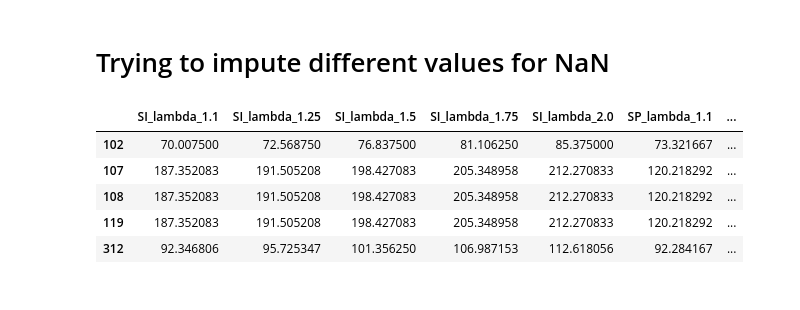
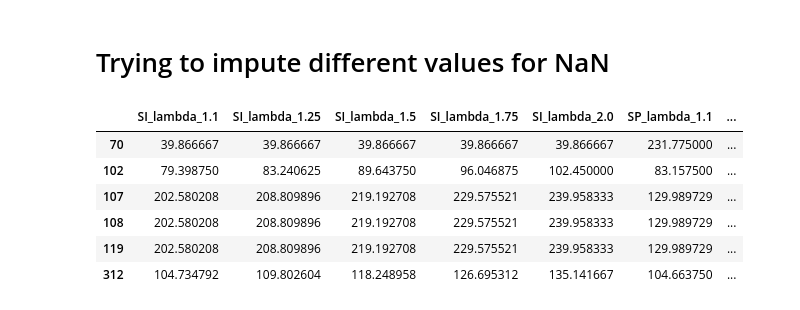
Before and after one commit to keving-ing/Distance-project, a Jupyter notebook: Script/analysis_TP_Roma.ipynb, the cells around one changed output. Saved outputs shown, nothing was run; the diff lists cells and outputs as text; code cells hidden in the pictures.

```diff
--- a/Script/analysis_TP_Roma.ipynb
+++ b/Script/analysis_TP_Roma.ipynb
@@ -215,37 +215,42 @@ def imputazione_tempi_penalizzati(df, categoria, lamma):
     df = df.copy()
     col_target = f"{categoria}_mean_min"
     col_output = f"{categoria}_F1"
+    col_flag = f"{categoria}_full"
 
     df[col_output] = df.get(col_output, np.nan)
 
-    # Calcolo Tmax per ciascun Comune
+    # Calcolo Tmax e proporzione p per Comune
     t_max_dict = df.groupby("Comune")[col_target].max().to_dict()
     p_dict = df.groupby("Comune")[col_target].apply(lambda x: x.notna().mean()).to_dict()
+
+    #print(f"\n--- IMPUTAZIONE PER CATEGORIA: {categoria}, LAMBDA: {lamma} ---")
 
     for idx, row in df.iterrows():
         val = row[col_target]
         comune = row['Comune']
+        nucleo = row.get('Nucleo_ID', 'N/A')
+        flag_categoria = row.get(col_flag, False)
 
         if pd.isna(val):
             T_max = t_max_dict.get(comune, np.nan)
             p = p_dict.get(comune, 0)
 
             if not np.isnan(T_max) and p > 0:
-                si = row.get("SI_full", False)
-                sp = row.get("SP_full", False)
-                ss = row.get("SS_full", False)
+                if flag_categoria:
+                    #print(f"[IMPUTATO] Comune: {comune}, Nucleo: {nucleo}")
+                    #print(f"  → T_max = {T_max:.2f}, p = {p:.2f}, penalizzazione = 1.5")
 
-                if si and sp and ss:
-                    penalizzazione = 1
-                else:
                     penalizzazione = 1.5
+                    imputato = T_max * (1 - p) * lamma * penalizzazione + T_max * p
+                    df.at[idx, col_output] = imputato
 
-                imputato = T_max * (1 - p) * lamma * penalizzazione + T_max * p
-                df.at[idx, col_output] = imputato
+                    #print(f"  → Imputato: {imputato:.2f}\n")
         else:
             df.at[idx, col_output] = val
 
     return df
+
+
 
 # Wrapper per elaborare tutte le categorie
 def wrapper_imputazione_multipla(df, categorie, lambda_values):
@@ -257,27 +262,27 @@ def wrapper_imputazione_multipla(df, categorie, lambda_values):
             col_name = f"{categoria}_lambda_{lamma}"
             risultati_finali[col_name] = df_imputato[f"{categoria}_F1"]
 
-        # Calcola la differenza tra colonne di lambda per ciascuna categoria
-        col_lambda = [f"{categoria}_lambda_{l}" for l in lambda_values]
-        risultati_finali[f'{categoria}_resta'] = risultati_finali[col_lambda].diff(axis=1).iloc[:, -1]
-        risultati_finali = risultati_finali[risultati_finali[f'{categoria}_resta'] != 0]
-        risultati_finali = risultati_finali.drop(columns=[f'{categoria}_resta'])
-
     return risultati_finali
 # %%
 categorie = ['SI', 'SP', 'SS']
 
 df_risultati = wrapper_imputazione_multipla(df, categorie, lambda_values)
 
+lambda_cols_SP = [f"SP_lambda_{l}" for l in lambda_values]
+df_risultati = df_risultati[
+    df_risultati[lambda_cols_SP].diff(axis=1).iloc[:, -1] != 0
+]
+
 # Visualizza i primi risultati
-df_risultati.head(5)
+df_risultati.head(20)
 # %% [output]
 |  | SI_lambda_1.1 | SI_lambda_1.25 | SI_lambda_1.5 | SI_lambda_1.75 | SI_lambda_2.0 | SP_lambda_1.1 | ... |
-| 102 | 70.007500 | 72.568750 | 76.837500 | 81.106250 | 85.375000 | 73.321667 | ... |
-| 107 | 187.352083 | 191.505208 | 198.427083 | 205.348958 | 212.270833 | 120.218292 | ... |
-| 108 | 187.352083 | 191.505208 | 198.427083 | 205.348958 | 212.270833 | 120.218292 | ... |
-| 119 | 187.352083 | 191.505208 | 198.427083 | 205.348958 | 212.270833 | 120.218292 | ... |
-| 312 | 92.346806 | 95.725347 | 101.356250 | 106.987153 | 112.618056 | 92.284167 | ... |
+| 70 | 39.866667 | 39.866667 | 39.866667 | 39.866667 | 39.866667 | 231.775000 | ... |
+| 102 | 79.398750 | 83.240625 | 89.643750 | 96.046875 | 102.450000 | 83.157500 | ... |
+| 107 | 202.580208 | 208.809896 | 219.192708 | 229.575521 | 239.958333 | 129.989729 | ... |
+| 108 | 202.580208 | 208.809896 | 219.192708 | 229.575521 | 239.958333 | 129.989729 | ... |
+| 119 | 202.580208 | 208.809896 | 219.192708 | 229.575521 | 239.958333 | 129.989729 | ... |
+| 312 | 104.734792 | 109.802604 | 118.248958 | 126.695312 | 135.141667 | 104.663750 | ... |
 # %%
 import matplotlib.pyplot as plt
 import seaborn as sns
```
Also changed, not shown: parts of 8 cells of this notebook, 22 other files.
